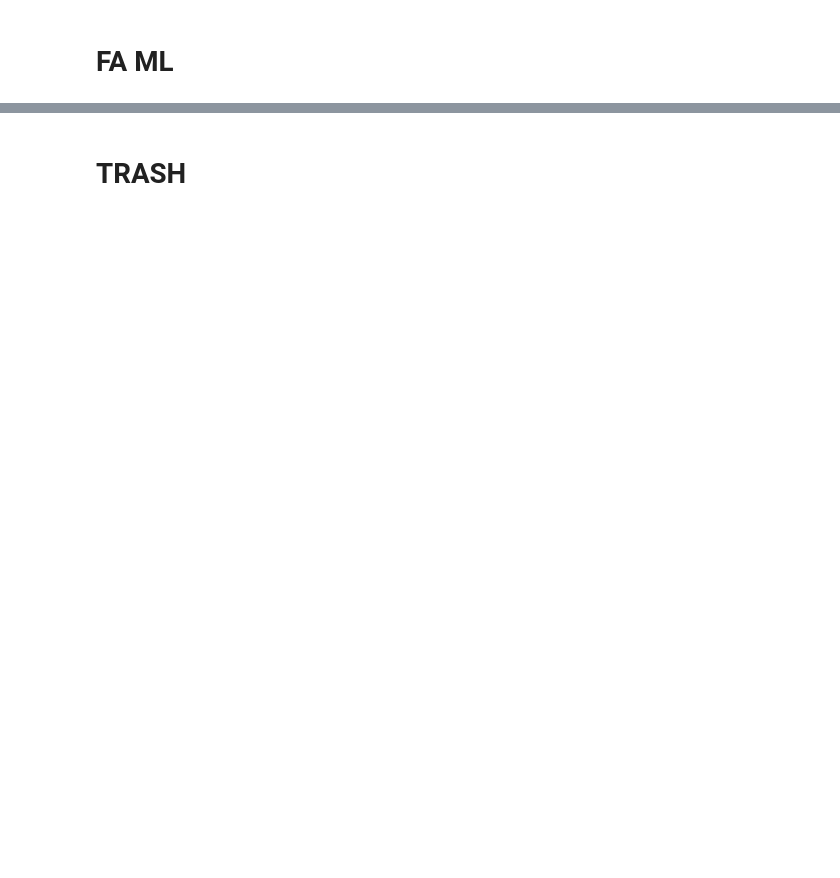
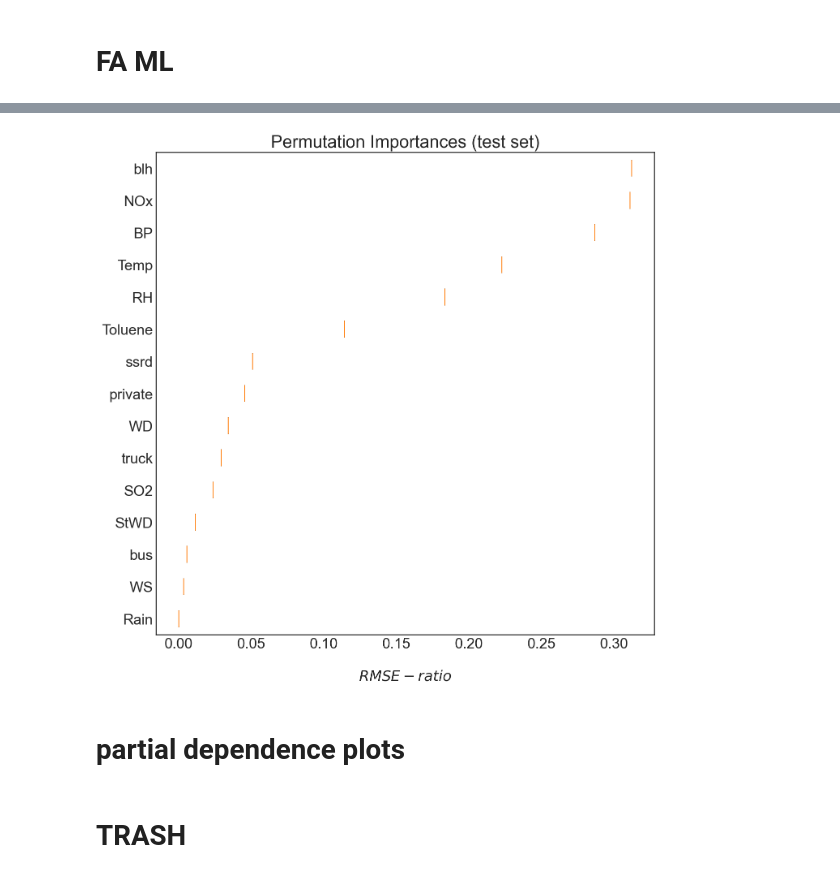
Before and after one commit to iditbela2/Broday_notebooks, a Jupyter notebook: FA_RP.ipynb, the cells around one changed output, grey strips where cells are left out. Drawn from its saved outputs; the diff is of its cells as text; code cells hidden in the pictures; blank space fills up the shorter version.

```diff
--- a/FA_RP.ipynb
+++ b/FA_RP.ipynb
@@ -977,8 +982,9 @@ def get_sub_df(data_df,times_df, st, CHOSEN_VARS, idx_to_drop):
 
     print(100*temp_df.isnull().sum()/temp_df.shape[0])
 
-    return temp_df
+    featureNames = temp_df.columns
 
+    return temp_df, featureNames
 
 def get_vars_for_xgboost(temp_df,Z,factor,st,remove_nan):
 
@@ -1066,8 +1072,8 @@ def get_correlations_to_factor(X,Y,featureNames):
 times_df['hour']= times_df['hour'].astype(str)
 # %%
 # I removed PM10 since it is very correlative with PM2.5. NOT SURE.
-CHOSEN_VARS = ['O3', 'NO', 'NO2', 'NOx', 'SO2', 'WD', 'WS', 'StWD', 'Temp',#'PM10',
-       'RH', 'Rain', 'CO', 'Benzene', 'Toluene', 'SR', 'BP', 'met_WD',
+CHOSEN_VARS = ['NOx', 'SO2', 'WD', 'WS', 'StWD', 'Temp',#'PM10',
+       'RH', 'Rain', 'CO', 'Toluene', 'SR', 'BP', 'met_WD',
        'met_WS', 'met_StWD', 'met_Temp', 'met_RH', 'met_Rain', 'met_SR',
        'met_BP', 'private', 'truck', 'bus', 'blh', 'ssrd'
 #                ,'חברת חשמל תחנת הכח רוטנברג, אשקלון',
@@ -1204,0 +1241,8 @@ test R2 is: 0.14692923321899842
+# %%
+n_repeats = 1
+featureNames = np.array(temp_df.columns)
+to_save = False
+score = 'neg_root_mean_squared_error' #'r2' #'neg_root_mean_squared_error'
+get_permutation_plot(featureNames, model, X_test, y_test, n_repeats, score, test_rmse, to_save)
+# %% [output]
+[figure, added]
@@ -1205,3 +1251,5 @@ test R2 is: 0.14692923321899842
+# %% [markdown]
+# partial dependence plots
 # %% [markdown]
 # TRASH
 # %%
```
Also changed, not shown: parts of 29 cells of this notebook, 1 other file.
